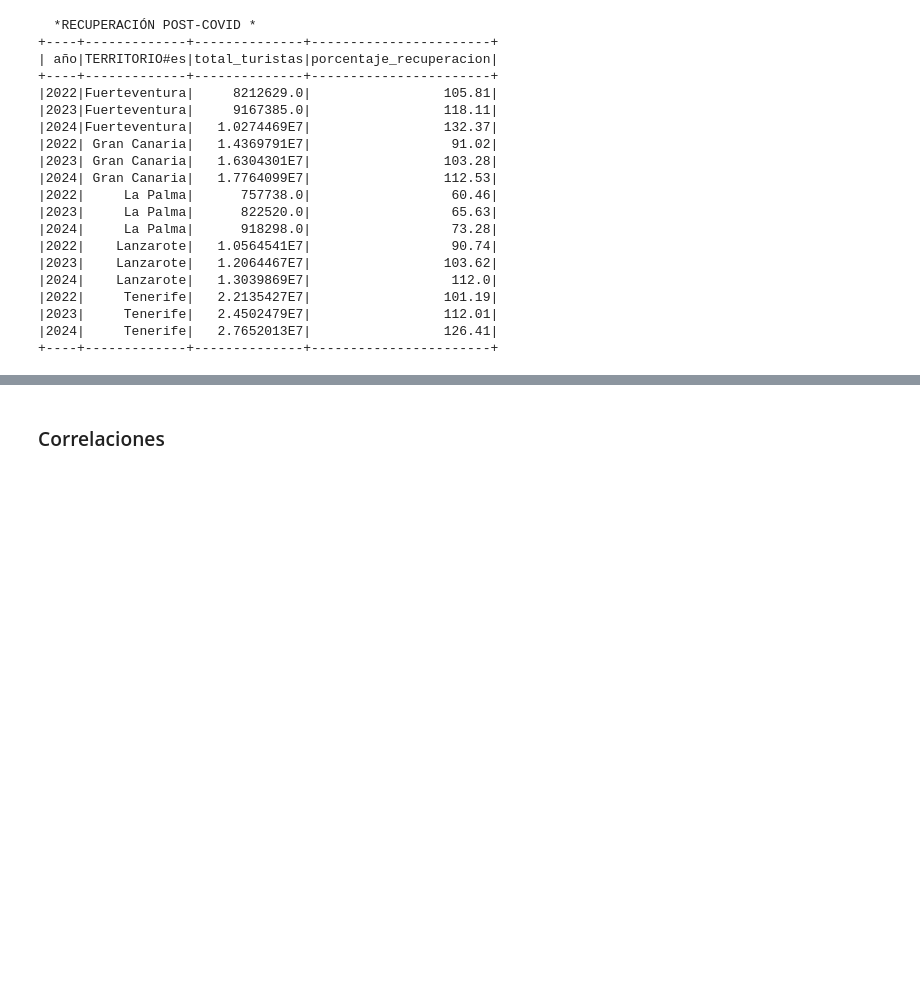
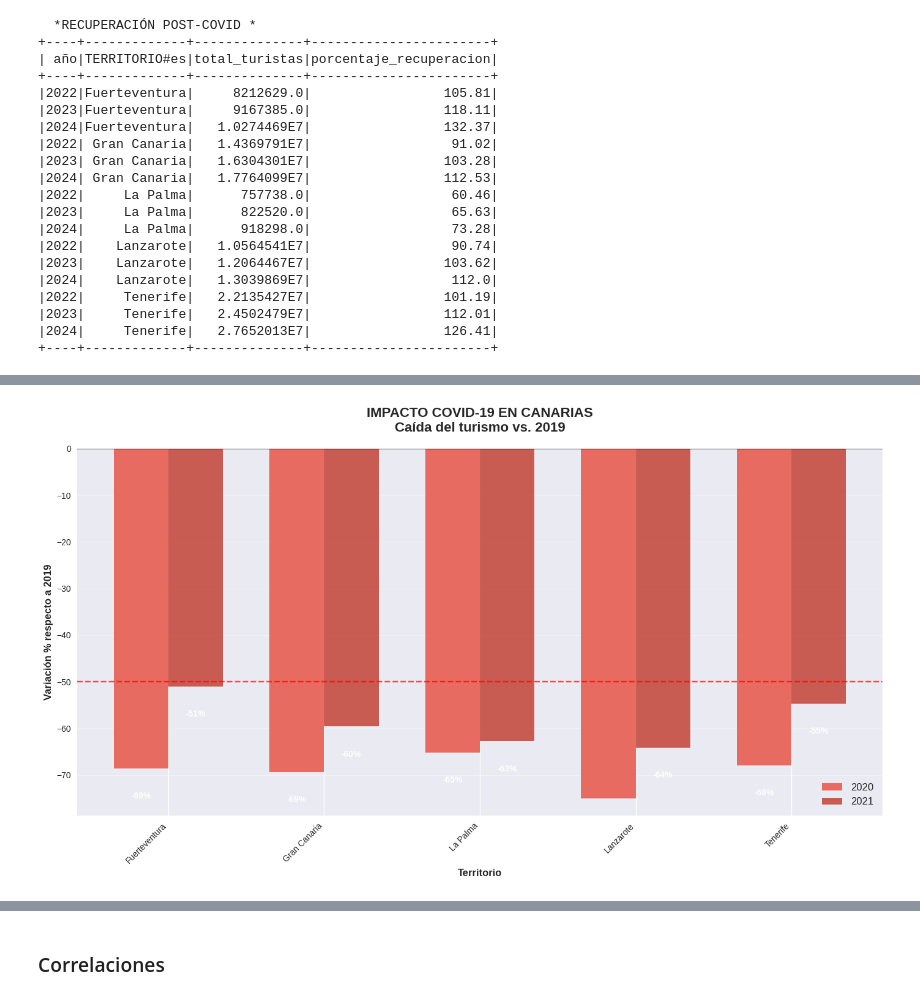
Before and after one commit to PetrongariYanina/CanaryTourPySpark, a Jupyter notebook: turismo.ipynb, the cells around one changed output, grey strips where cells are left out. Saved outputs shown, nothing was run; the diff lists cells and outputs as text; code cells hidden in the pictures; blank space fills up the shorter version.

```diff
--- a/turismo.ipynb
+++ b/turismo.ipynb
@@ -573,0 +688,95 @@ recuperacion_post_covid.show()
+# %%
+impacto_pd = impacto_covid.toPandas()
+recuperacion_pd = recuperacion_post_covid.toPandas()
+# %%
+# estilo
+plt.style.use('seaborn-v0_8')
+sns.set_palette("Set2")
+
+
+fig, ax = plt.subplots(figsize=(14, 8))
+
+# Pivot para facilitar el plotting
+impacto_pivot = impacto_pd.pivot(index='TERRITORIO#es', columns='año', values='variacion_covid')
+
+# barras agrupadas
+x = np.arange(len(impacto_pivot.index))
+width = 0.35
+
+bars1 = ax.bar(x - width/2, impacto_pivot['2020'], width,
+               label='2020', color='#E74C3C', alpha=0.8)
+bars2 = ax.bar(x + width/2, impacto_pivot['2021'], width,
+               label='2021', color='#C0392B', alpha=0.8)
+
+#  valores
+for bar in bars1:
+    height = bar.get_height()
+    ax.text(bar.get_x() + bar.get_width()/2., height - 5,
+            f'{height:.0f}%', ha='center', va='top', fontweight='bold', color='white')
+
+for bar in bars2:
+    height = bar.get_height()
+    ax.text(bar.get_x() + bar.get_width()/2., height - 5,
+            f'{height:.0f}%', ha='center', va='top', fontweight='bold', color='white')
+
+# Personalizar gráfico
+ax.set_title('IMPACTO COVID-19 EN CANARIAS\nCaída del turismo vs. 2019',
+             fontsize=16, fontweight='bold', pad=20)
+ax.set_xlabel('Territorio', fontsize=12, fontweight='bold')
+ax.set_ylabel('Variación % respecto a 2019', fontsize=12, fontweight='bold')
+ax.set_xticks(x)
+ax.set_xticklabels(impacto_pivot.index, rotation=45, ha='right')
+ax.legend(fontsize=12)
+ax.grid(True, alpha=0.3, axis='y')
+ax.axhline(y=0, color='black', linestyle='-', alpha=0.5)
+
+#  linea de referencia
+ax.axhline(y=-50, color='red', linestyle='--', alpha=0.7, label='Caída severa (-50%)')
+
+plt.tight_layout()
+plt.show()
+
+
+print("\n=== GRÁFICO 2: RECUPERACIÓN POST-COVID ===")
+
+# Crear gráfico
+fig, ax = plt.subplots(figsize=(14, 8))
+
+# Pivot
+recuperacion_pivot = recuperacion_pd.pivot(index='TERRITORIO#es', columns='año', values='porcentaje_recuperacion')
+
+# barras agrupadas
+x = np.arange(len(recuperacion_pivot.index))
+width = 0.25
+
+bars1 = ax.bar(x - width, recuperacion_pivot['2022'], width,
+               label='2022', color='#3498DB', alpha=0.8)
+bars2 = ax.bar(x, recuperacion_pivot['2023'], width,
+               label='2023', color='#2ECC71', alpha=0.8)
+bars3 = ax.bar(x + width, recuperacion_pivot['2024'], width,
+               label='2024', color='#27AE60', alpha=0.8)
+
+# valores
+for bars in [bars1, bars2, bars3]:
+    for bar in bars:
+        height = bar.get_height()
+        ax.text(bar.get_x() + bar.get_width()/2., height + 2,
+                f'{height:.0f}%', ha='center', va='bottom', fontweight='bold', fontsize=10)
+
+# Personalizar gráfico
+ax.set_title('RECUPERACIÓN POST-COVID EN CANARIAS\nPorcentaje respecto a niveles de 2019',
+             fontsize=16, fontweight='bold', pad=20)
+ax.set_xlabel('Territorio', fontsize=12, fontweight='bold')
+ax.set_ylabel('% de recuperación vs. 2019', fontsize=12, fontweight='bold')
+ax.set_xticks(x)
+ax.set_xticklabels(recuperacion_pivot.index, rotation=45, ha='right')
+ax.legend(fontsize=12)
+ax.grid(True, alpha=0.3, axis='y')
+
+# Línea de referencia en 100%
+ax.axhline(y=100, color='green', linestyle='--', alpha=0.7, linewidth=2, label='Nivel pre-COVID (100%)')
+
+plt.tight_layout()
+plt.show()
+# %% [output]
+[figure, added]
```
Also changed, not shown: parts of 10 cells of this notebook, 2 other files.
